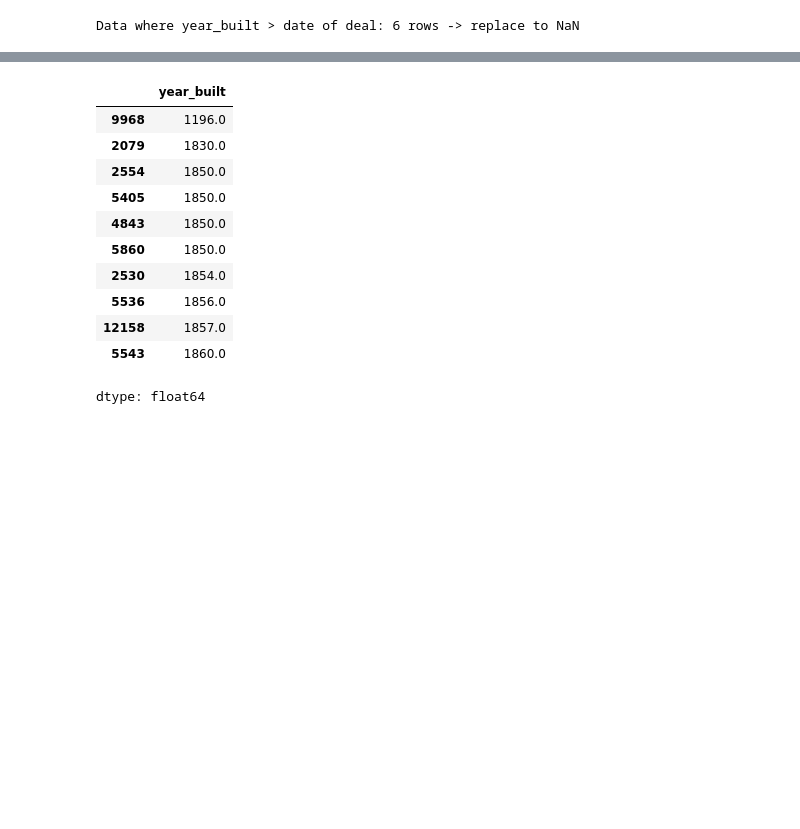
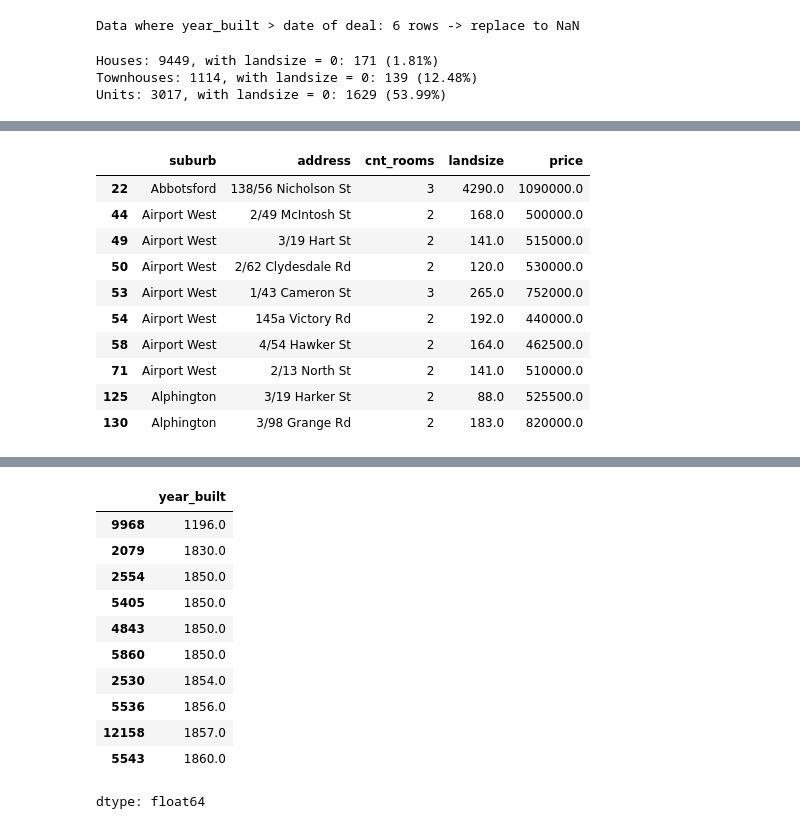
Before and after one commit to NadiiaIvashchuk/melbourne-housing-project, a Jupyter notebook: notebooks/melbourne_housing_project.ipynb, the cells around one changed output, grey strips where cells are left out. Drawn from its saved outputs; the diff is of its cells as text; code cells hidden in the pictures; blank space fills up the shorter version.

```diff
--- a/notebooks/melbourne_housing_project.ipynb
+++ b/notebooks/melbourne_housing_project.ipynb
@@ -167,3 +167,34 @@ clean.loc[clean['year_built'] > clean['date'].dt.year, 'year_built']= np.nan
 | 5153 | Reservoir | 89 Darebin Bvd | 4 | h | 767500.0 | S | Barry | 2016-09-17 | 11.2 | 3073.0 | 3.0 | ... |
 | 7060 | Heidelberg | 36 Buckingham Dr | 3 | h | 1030000.0 | S | Miles | 2016-07-30 | 10.6 | 3084.0 | 5.0 | ... |
 Data where year_built > date of deal: 6 rows -> replace to NaN
+# %%
+# landsize by type of property
+print(
+    f"Houses: {(clean['type'] == 'h').sum()}, "
+    f"with landsize = 0: {((clean['type'] == 'h') & (clean['landsize'] == 0)).sum()} "
+    f"({((clean['type'] == 'h') & (clean['landsize'] == 0)).sum() / (clean['type'] == 'h').sum() * 100:.2f}%)"
+)
+
+print(
+    f"Townhouses: {(clean['type'] == 't').sum()}, "
+    f"with landsize = 0: {((clean['type'] == 't') & (clean['landsize'] == 0)).sum()} "
+    f"({((clean['type'] == 't') & (clean['landsize'] == 0)).sum() / (clean['type'] == 't').sum() * 100:.2f}%)"
+)
+
+print(
+    f"Units: {(clean['type'] == 'u').sum()}, "
+    f"with landsize = 0: {((clean['type'] == 'u') & (clean['landsize'] == 0)).sum()} "
+    f"({((clean['type'] == 'u') & (clean['landsize'] == 0)).sum() / (clean['type'] == 'u').sum() * 100:.2f}%)"
+)
+
+units = clean[clean['type'] == 'u']
+display(units.groupby(clean['landsize'] == 0)['price'].describe())
+
+clean[
+    (clean['type'] == 'u') &
+    (clean['landsize'] > 0)
+][['suburb', 'address', 'cnt_rooms', 'landsize', 'price']].head(10)
+# %% [output]
+Houses: 9449, with landsize = 0: 171 (1.81%)
+Townhouses: 1114, with landsize = 0: 139 (12.48%)
+Units: 3017, with landsize = 0: 1629 (53.99%)
@@ -169,0 +205,11 @@ Data where year_built > date of deal: 6 rows -> replace to NaN
+|  | suburb | address | cnt_rooms | landsize | price |
+| 22 | Abbotsford | 138/56 Nicholson St | 3 | 4290.0 | 1090000.0 |
+| 44 | Airport West | 2/49 McIntosh St | 2 | 168.0 | 500000.0 |
+| 49 | Airport West | 3/19 Hart St | 2 | 141.0 | 515000.0 |
+| 50 | Airport West | 2/62 Clydesdale Rd | 2 | 120.0 | 530000.0 |
+| 53 | Airport West | 1/43 Cameron St | 3 | 265.0 | 752000.0 |
+| 54 | Airport West | 145a Victory Rd | 2 | 192.0 | 440000.0 |
+| 58 | Airport West | 4/54 Hawker St | 2 | 164.0 | 462500.0 |
+| 71 | Airport West | 2/13 North St | 2 | 141.0 | 510000.0 |
+| 125 | Alphington | 3/19 Harker St | 2 | 88.0 | 525500.0 |
+| 130 | Alphington | 3/98 Grange Rd | 2 | 183.0 | 820000.0 |
```
Also changed, not shown: parts of 23 cells of this notebook.
